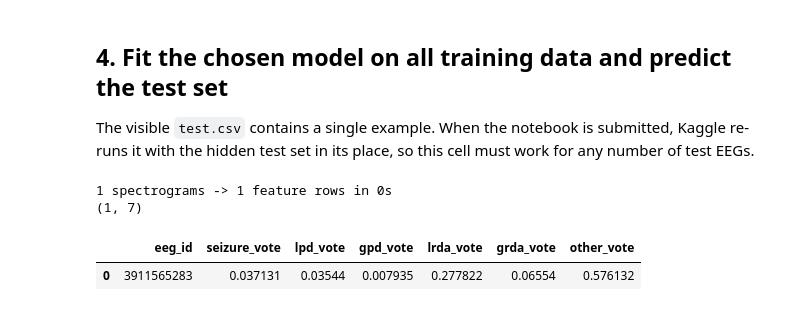
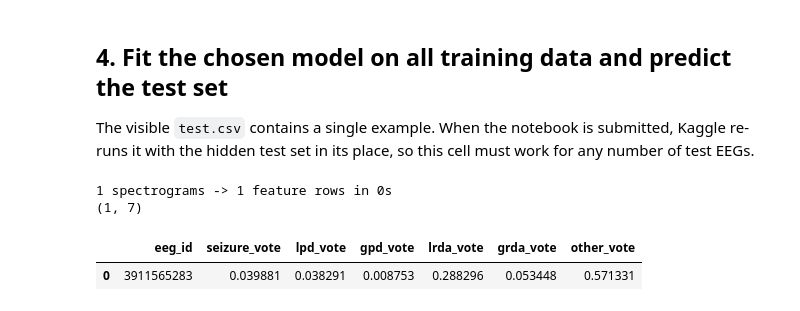
Before and after one commit to AJ112026/time_seires_challenge, a Jupyter notebook: notebook9e552f831e.ipynb, the cells around one changed output. Saved outputs shown, nothing was run; the diff lists cells and outputs as text; code cells hidden in the pictures.

```diff
--- a/notebook9e552f831e.ipynb
+++ b/notebook9e552f831e.ipynb
@@ -230,6 +231,10 @@ Grouping by patient matters: EEGs of the same patient are very similar, and a ra
 performance. We report the CV score on all EEGs and on EEGs with at least 10 votes (more reliable labels),
 next to the score of a trivial model that always predicts the average vote distribution (the *prior*).
 # %%
+import itertools
+from sklearn.ensemble import ExtraTreesClassifier
+
+
 def kl_score(y_true, y_pred, eps=1e-15):
     """Mean KL divergence KL(y_true || y_pred) over samples, as in the competition metric."""
     p = np.clip(y_pred, eps, 1)
@@ -244,7 +249,7 @@ def expand(X, Y, w=None):
     n, k = Y.shape
     Xr = np.repeat(X, k, axis=0)
     yr = np.tile(np.arange(k), n)
-    wr = Y.reshape(-1) if w is None else (Y * w[:, None]).reshape(-1) # <- aangepast in versie 3, met gewicht
+    wr = Y.reshape(-1) if w is None else (Y * w[:, None]).reshape(-1)   # <- aangepast in versie 3, met gewicht
     #geven aan kopie, nu wordt er rekeninggehouden met de betrouwbaarheid (#stemmen) van de EEG
     keep = wr > 0
     return Xr[keep], yr[keep], wr[keep]
@@ -255,6 +260,10 @@ MODELS = {
     "hgb": lambda: HistGradientBoostingClassifier(learning_rate=0.05, max_iter=300,
                                                   max_leaf_nodes=31, l2_regularization=1.0,
                                                   random_state=SEED),
+    # Vierde aanpassing: ExtraTrees = veel losse, willekeurige bomen waarvan het gemiddelde genomen wordt.
+    # min_samples_leaf=20: elk blad bevat minstens 20 rijen, zodat de kansen niet te extreem worden.
+    "et": lambda: ExtraTreesClassifier(n_estimators=300, min_samples_leaf=20, max_features="sqrt",
+                                       n_jobs=-1, random_state=SEED),
 }
 
 
@@ -269,9 +278,11 @@ def fit(name, X, Y, w=None):
     return m
 
 
-def blend(p_hgb, p_lr, pri, a, b):
-    """Hybride voorspelling: a = gewicht hgb (rest naar logreg), b = aandeel prior."""
-    return (1 - b) * (a * p_hgb + (1 - a) * p_lr) + b * pri #aangepast in versie 4
+def blend(preds, weights, pri, b):
+    """Hybride voorspelling: gewogen gemiddelde van alle modellen, gemengd met een aandeel b prior.
+    preds = {model: voorspellingen}, weights = {model: gewicht} (gewichten tellen op tot 1)."""
+    p = sum(weights[n] * preds[n] for n in weights)
+    return (1 - b) * p + b * pri
 
 
 X = np.nan_to_num(df[FEATS].to_numpy(dtype=np.float32), nan=0.0, posinf=0.0, neginf=0.0)
@@ -292,13 +303,18 @@ if RUN_CV:
     print(f"CV KL (>=10 votes only) prior={kl_score(Y[hi], prior[hi]):.4f} " +
           " ".join(f"{n}={kl_score(Y[hi], oof[n][hi]):.4f}" for n in MODELS))
 
-    # Hybride model: zoek de beste mix van hgb, logreg en prior op de EEG's met 10+ stemmen.
-    grid = [(a, b) for a in np.linspace(0, 1, 11) for b in [0, 0.05, 0.1, 0.15, 0.2]]
-    A, B = min(grid, key=lambda ab: kl_score(Y[hi], blend(oof["hgb"][hi], oof["logreg"][hi], prior[hi], *ab)))
-    oof_blend = blend(oof["hgb"], oof["logreg"], prior, A, B)
-    print(f"\nBlend: hgb={A:.1f} logreg={1 - A:.1f} prior={B:.2f}")
+    # Hybride model: probeer alle mixen van de modellen (stappen van 0.1, samen 1) en een aandeel prior,
+    # en kies de mix met de laagste KL op de EEG's met 10+ stemmen.
+    names = list(MODELS)
+    steps = np.round(np.arange(0, 1.01, 0.1), 1)
+    mixes = [dict(zip(names, c)) for c in itertools.product(steps, repeat=len(names)) if abs(sum(c) - 1) < 1e-6]
+    oof_hi = {n: oof[n][hi] for n in names}
+    WEIGHTS, B = min(((m, b) for m in mixes for b in [0, 0.05, 0.1, 0.15, 0.2]),
+                     key=lambda mb: kl_score(Y[hi], blend(oof_hi, mb[0], prior[hi], mb[1])))
+    oof_blend = blend(oof, WEIGHTS, prior, B)
+    print("\nBlend: " + " ".join(f"{n}={w:.1f}" for n, w in WEIGHTS.items()) + f" prior={B:.2f}")
     print(f"CV KL (all EEGs)        blend={kl_score(Y, oof_blend):.4f}")
     print(f"CV KL (>=10 votes only) blend={kl_score(Y[hi], oof_blend[hi]):.4f}")
 else:
-    A, B = 1.0, 0.0   # zonder CV: gewoon 100 % hgb
+    WEIGHTS, B = {"hgb": 1.0}, 0.0   # zonder CV: gewoon 100 % hgb
 # %% [output]
@@ -326,24 +342,23 @@ with the hidden test set in its place, so this cell must work for any number of
 # %%
 test = pd.read_csv(f"{DATA}/test.csv")
 T_df = build_features(test, f"{DATA}/test_spectrograms", is_test=True)
 T_df = test[["eeg_id"]].merge(T_df, on="eeg_id", how="left")   # volgorde van test.csv behouden
 XT = np.nan_to_num(T_df[FEATS].to_numpy(dtype=np.float32), nan=0.0, posinf=0.0, neginf=0.0)
 
-# Beide modellen trainen op alle data (met gewicht) en mengen met dezelfde A en B als in de CV.
-p_hgb = fit("hgb", X, Y, W).predict_proba(XT)
-p_lr = fit("logreg", X, Y, W).predict_proba(XT)
+# Elk model met een gewicht > 0 trainen op alle data en mengen met de mix uit de CV.
+preds_T = {n: fit(n, X, Y, W).predict_proba(XT) for n, w in WEIGHTS.items() if w > 0}
 pri_T = np.tile(Y.mean(axis=0), (len(XT), 1))
 
 sub = pd.DataFrame({"eeg_id": T_df["eeg_id"]})
-sub[CLASSES] = blend(p_hgb, p_lr, pri_T, A, B)
+sub[CLASSES] = blend(preds_T, {n: w for n, w in WEIGHTS.items() if w > 0}, pri_T, B)
 sub.to_csv("submission.csv", index=False)
 print(sub.shape)
 sub.head()
 # %% [output]
 1 spectrograms -> 1 feature rows in 0s
 (1, 7)
 |  | eeg_id | seizure_vote | lpd_vote | gpd_vote | lrda_vote | grda_vote | other_vote |
-| 0 | 3911565283 | 0.037131 | 0.03544 | 0.007935 | 0.277822 | 0.06554 | 0.576132 |
+| 0 | 3911565283 | 0.039881 | 0.038291 | 0.008753 | 0.288296 | 0.053448 | 0.571331 |
 # %%
 #EERSTE AANPASSING
 #Na de aanpassing van focussen op het 50s venster krijg ik dit: CV KL (all EEGs)        prior=1.2450 logreg=1.1339 hgb=1.0013
```
Also changed, not shown: parts of 4 cells of this notebook.
